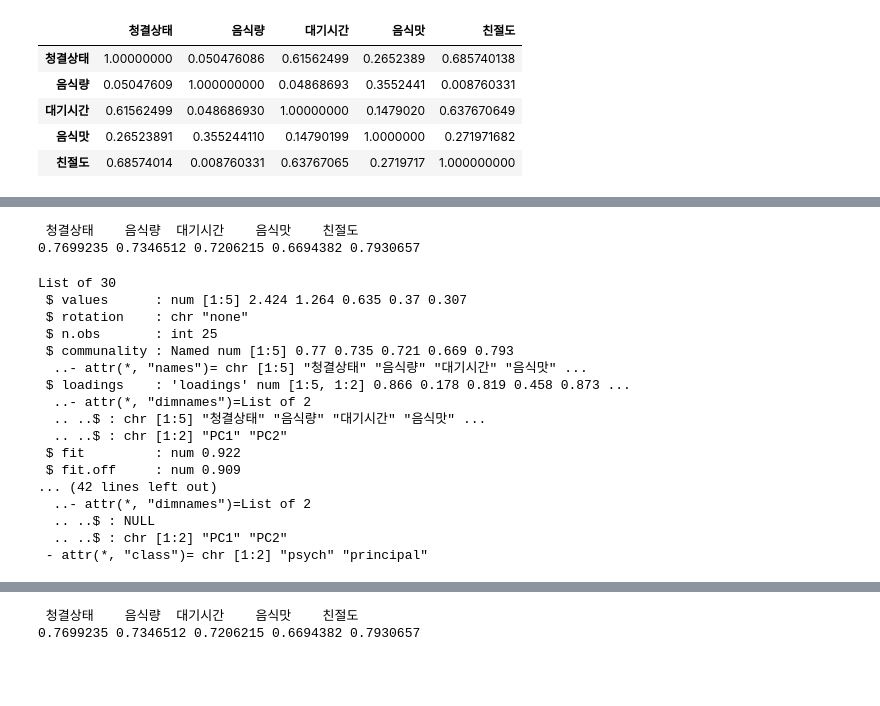
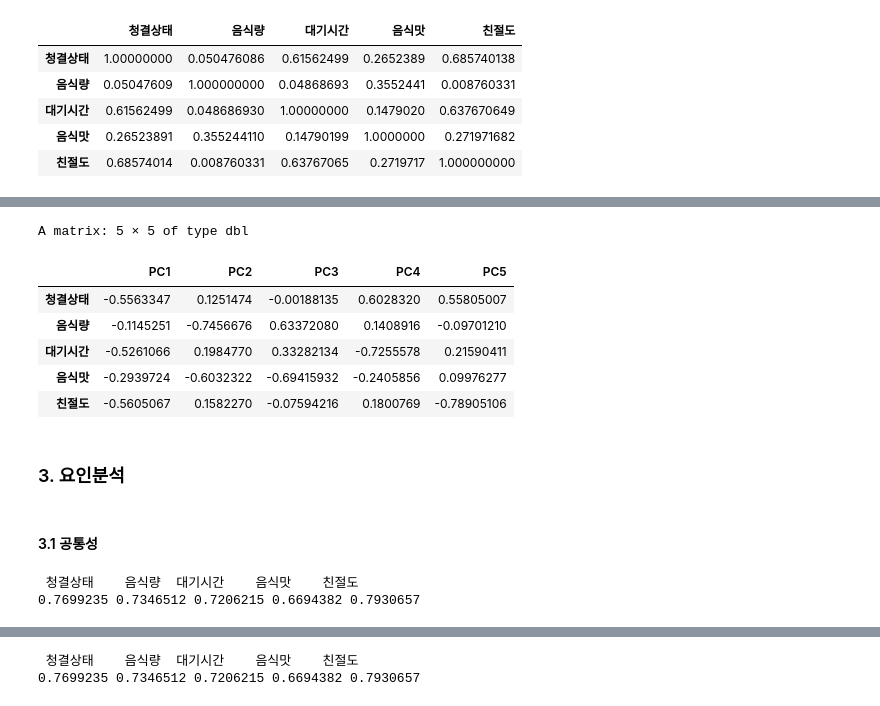
Before and after one commit to SJinLee/BasicStatatistics, a Jupyter notebook: advanced2.ipynb, the cells around one changed output, grey strips where cells are left out. Cells and saved outputs as stored; diff of their text form; code cells hidden in the pictures; blank space fills up the shorter version.

```diff
--- a/advanced2.ipynb
+++ b/advanced2.ipynb
@@ -45,0 +58,3 @@ A matrix: 5 × 5 of type dbl
+# %%
+pc <- prcomp(df, scale = TRUE)
+pc
@@ -46,29 +72,23 @@ A matrix: 5 × 5 of type dbl
+# %%
+pc$rotation
+# %% [output]
+A matrix: 5 × 5 of type dbl
+|  | PC1 | PC2 | PC3 | PC4 | PC5 |
+| 청결상태 | -0.5563347 | 0.1251474 | -0.00188135 | 0.6028320 | 0.55805007 |
+| 음식량 | -0.1145251 | -0.7456676 | 0.63372080 | 0.1408916 | -0.09701210 |
+| 대기시간 | -0.5261066 | 0.1984770 | 0.33282134 | -0.7255578 | 0.21590411 |
+| 음식맛 | -0.2939724 | -0.6032322 | -0.69415932 | -0.2405856 | 0.09976277 |
+| 친절도 | -0.5605067 | 0.1582270 | -0.07594216 | 0.1800769 | -0.78905106 |
+# %% [markdown]
+### 3. 요인분석
 # %%
 library(psych)
 # %%
 pca <- principal(df,nfactors=2,rotate="none") #
+# %% [markdown]
+#### 3.1 공통성
 # %%
 pca$communality
 # %% [output]
  청결상태    음식량  대기시간    음식맛    친절도
 0.7699235 0.7346512 0.7206215 0.6694382 0.7930657
-# %%
-str(pca)
-# %% [output]
-List of 30
- $ values      : num [1:5] 2.424 1.264 0.635 0.37 0.307
- $ rotation    : chr "none"
- $ n.obs       : int 25
- $ communality : Named num [1:5] 0.77 0.735 0.721 0.669 0.793
-  ..- attr(*, "names")= chr [1:5] "청결상태" "음식량" "대기시간" "음식맛" ...
- $ loadings    : 'loadings' num [1:5, 1:2] 0.866 0.178 0.819 0.458 0.873 ...
-  ..- attr(*, "dimnames")=List of 2
-  .. ..$ : chr [1:5] "청결상태" "음식량" "대기시간" "음식맛" ...
-  .. ..$ : chr [1:2] "PC1" "PC2"
- $ fit         : num 0.922
- $ fit.off     : num 0.909
-... (42 lines left out)
-  ..- attr(*, "dimnames")=List of 2
-  .. ..$ : NULL
-  .. ..$ : chr [1:2] "PC1" "PC2"
- - attr(*, "class")= chr [1:2] "psych" "principal"
```
Also changed, not shown: parts of 38 cells of this notebook.
